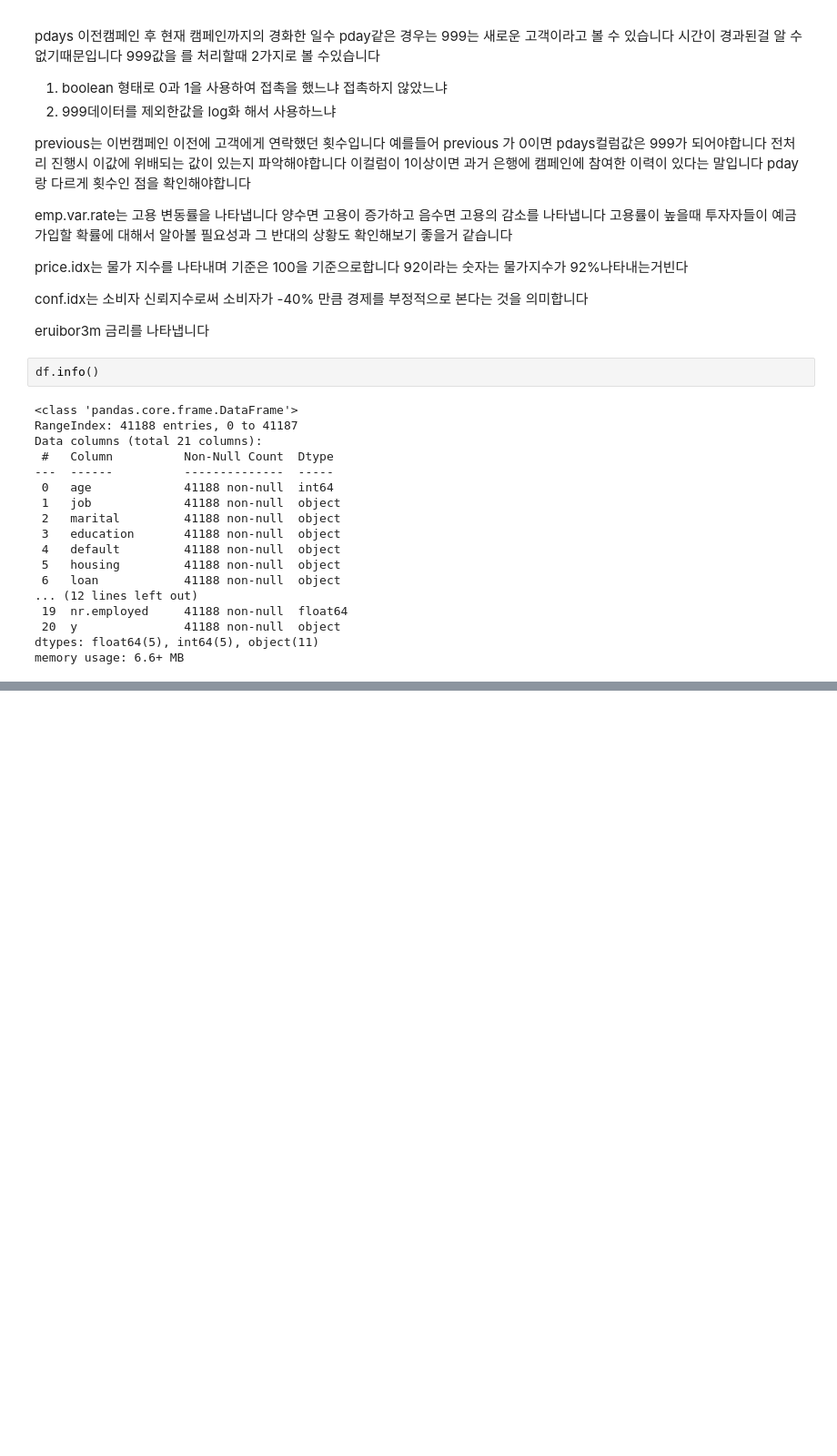
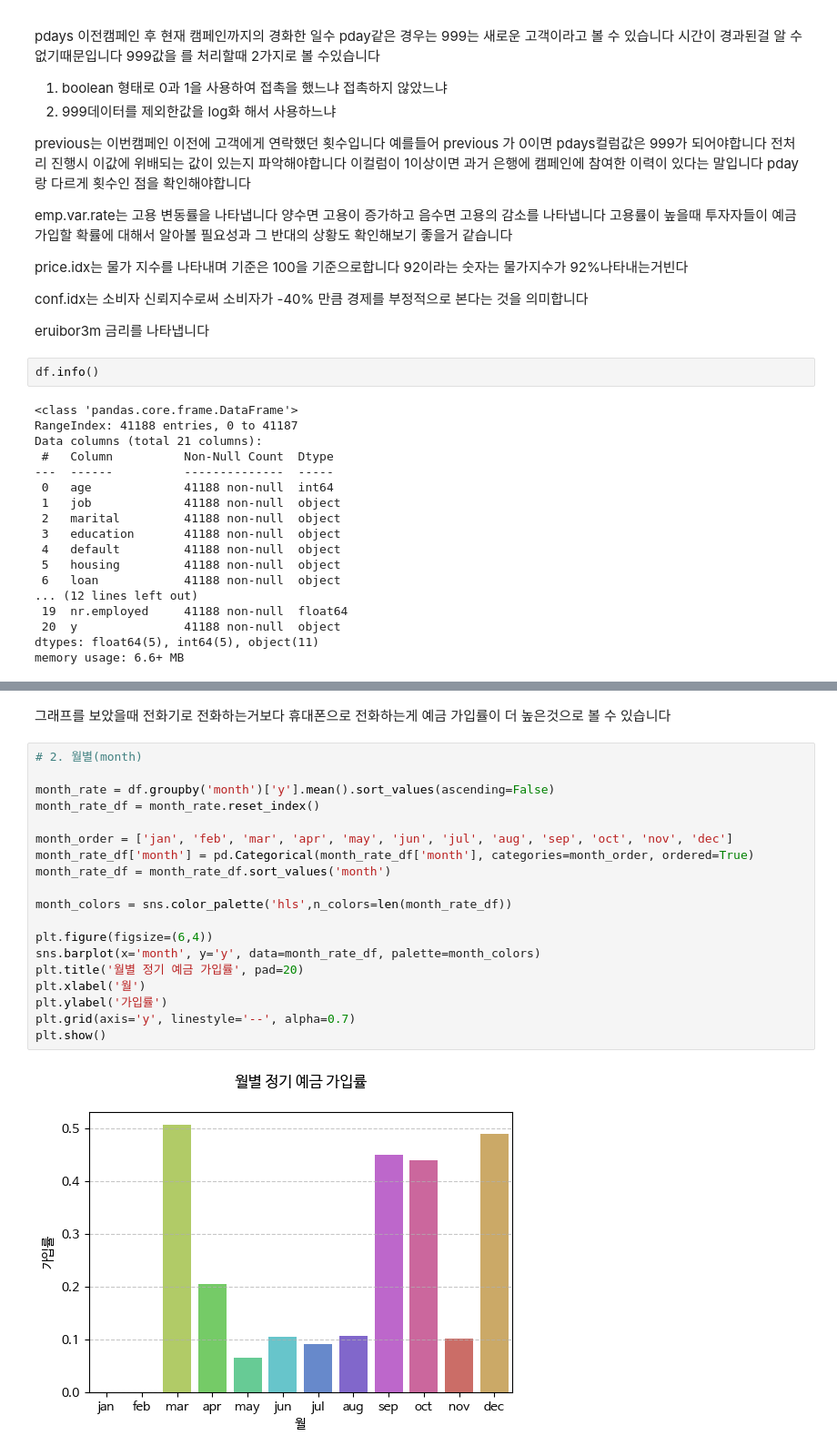
Before and after one commit to forexms78/AI-05-, a Jupyter notebook: 미션4_2팀_박병호.ipynb, the cells around one changed output, grey strips where cells are left out. Shown: that part at 91% size. Saved outputs shown, nothing was run; the diff lists cells and outputs as text; blank space fills up the shorter version.

```diff
--- a/미션4_2팀_박병호.ipynb
+++ b/미션4_2팀_박병호.ipynb
@@ -138,0 +206,25 @@ memory usage: 6.6+ MB
+# %% [markdown]
+그래프를 보았을때 </br>
+전화기로 전화하는거보다 휴대폰으로 전화하는게 </br>
+예금 가입률이 더 높은것으로 볼 수 있습니다
+# %%
+# 2. 월별(month)
+
+month_rate = df.groupby('month')['y'].mean().sort_values(ascending=False)
+month_rate_df = month_rate.reset_index()
+
+month_order = ['jan', 'feb', 'mar', 'apr', 'may', 'jun', 'jul', 'aug', 'sep', 'oct', 'nov', 'dec']
+month_rate_df['month'] = pd.Categorical(month_rate_df['month'], categories=month_order, ordered=True)
+month_rate_df = month_rate_df.sort_values('month')
+
+month_colors = sns.color_palette('hls',n_colors=len(month_rate_df))
+
+plt.figure(figsize=(6,4))
+sns.barplot(x='month', y='y', data=month_rate_df, palette=month_colors)
+plt.title('월별 정기 예금 가입률', pad=20)
+plt.xlabel('월')
+plt.ylabel('가입률')
+plt.grid(axis='y', linestyle='--', alpha=0.7)
+plt.show()
+# %% [output]
+[figure, added]
```
Also changed, not shown: parts of 62 cells of this notebook.
